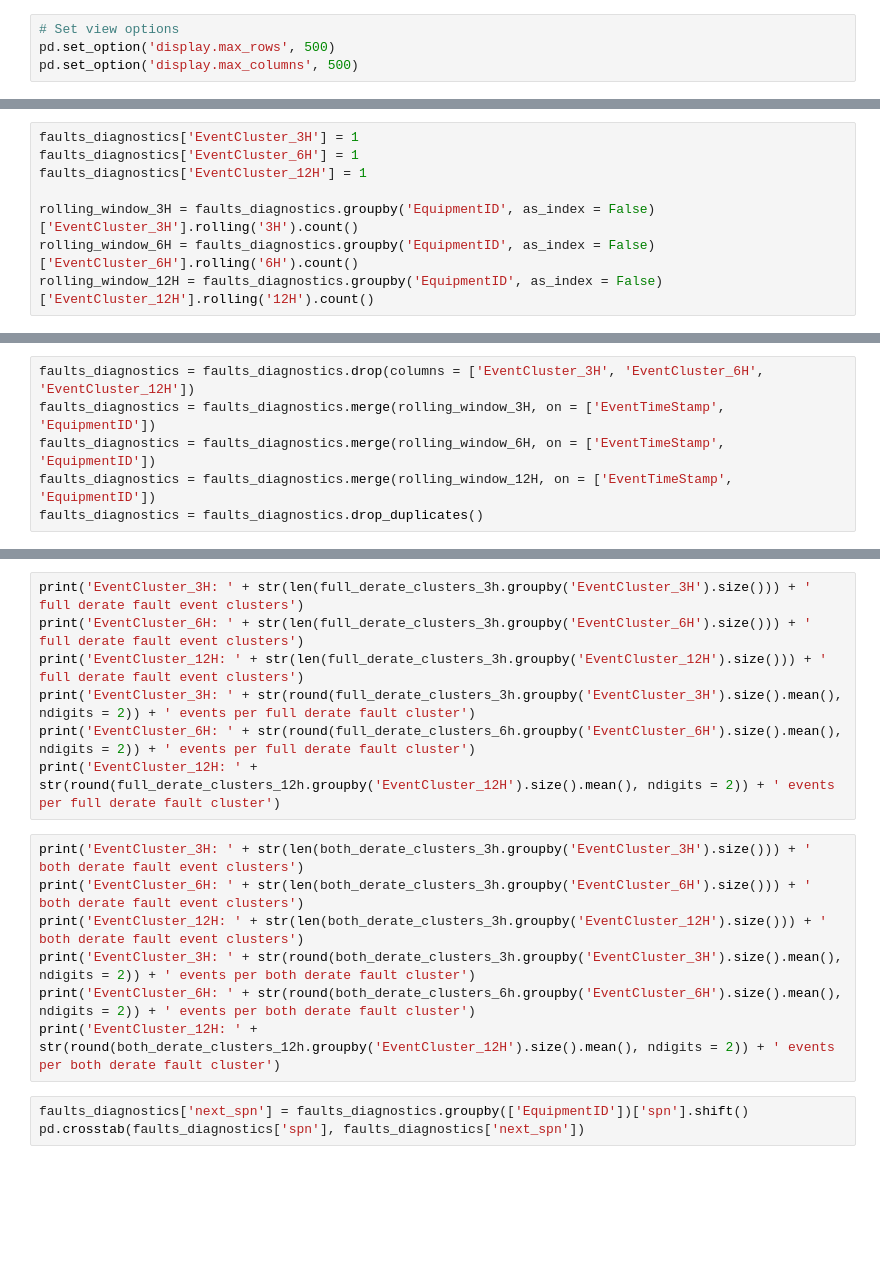
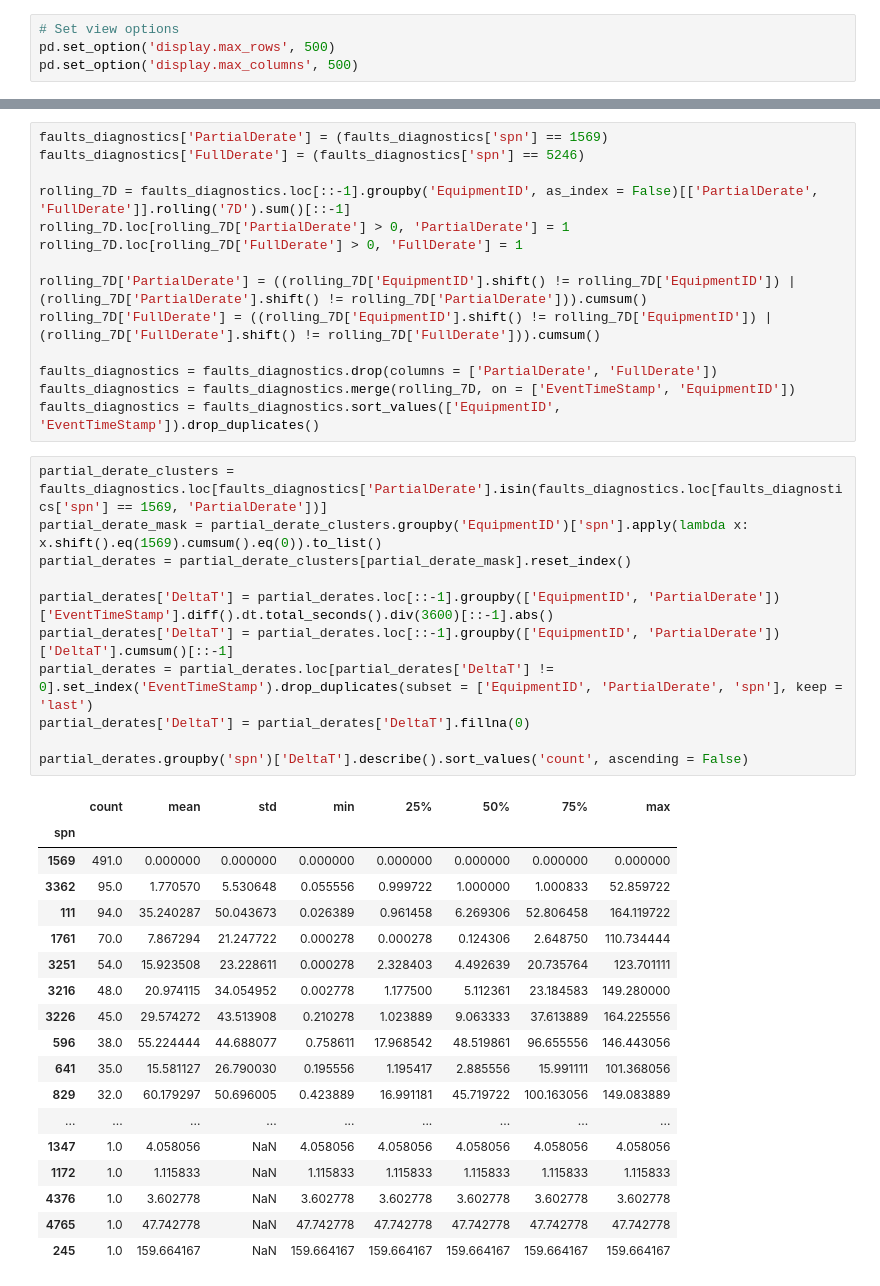
Before and after one commit to nss-data-science-cohort-5/big_g_express-the-index-out-of-rangers, a Jupyter notebook: notebooks/data_exploration.ipynb, the cells around one changed output, grey strips where cells are left out. Drawn from its saved outputs; the diff is of its cells as text; blank space fills up the shorter version.

Commit message:
Summarize timedelta between first partial/full derate occurrence and each spn code within 7 day window

```diff
--- a/notebooks/data_exploration.ipynb
+++ b/notebooks/data_exploration.ipynb
@@ -11,8 +13,0 @@ faults_diagnostics = pd.read_csv('../data/faults_diagnostics.csv', index_col = '
-# %%
-faults_diagnostics['EventCluster_3H'] = 1
-faults_diagnostics['EventCluster_6H'] = 1
-faults_diagnostics['EventCluster_12H'] = 1
-
-rolling_window_3H = faults_diagnostics.groupby('EquipmentID', as_index = False)['EventCluster_3H'].rolling('3H').count()
-rolling_window_6H = faults_diagnostics.groupby('EquipmentID', as_index = False)['EventCluster_6H'].rolling('6H').count()
-rolling_window_12H = faults_diagnostics.groupby('EquipmentID', as_index = False)['EventCluster_12H'].rolling('12H').count()
@@ -23,6 +13,0 @@ rolling_window_12H['EventCluster_12H'] = (rolling_window_12H['EventCluster_12H']
-# %%
-faults_diagnostics = faults_diagnostics.drop(columns = ['EventCluster_3H', 'EventCluster_6H', 'EventCluster_12H'])
-faults_diagnostics = faults_diagnostics.merge(rolling_window_3H, on = ['EventTimeStamp', 'EquipmentID'])
-faults_diagnostics = faults_diagnostics.merge(rolling_window_6H, on = ['EventTimeStamp', 'EquipmentID'])
-faults_diagnostics = faults_diagnostics.merge(rolling_window_12H, on = ['EventTimeStamp', 'EquipmentID'])
-faults_diagnostics = faults_diagnostics.drop_duplicates()
@@ -90,17 +14,44 @@ print('EventCluster_12H: ' + str(round(partial_derate_clusters_12h.groupby('Even
-# %%
-print('EventCluster_3H: ' + str(len(full_derate_clusters_3h.groupby('EventCluster_3H').size())) + ' full derate fault event clusters')
-print('EventCluster_6H: ' + str(len(full_derate_clusters_3h.groupby('EventCluster_6H').size())) + ' full derate fault event clusters')
-print('EventCluster_12H: ' + str(len(full_derate_clusters_3h.groupby('EventCluster_12H').size())) + ' full derate fault event clusters')
-print('EventCluster_3H: ' + str(round(full_derate_clusters_3h.groupby('EventCluster_3H').size().mean(), ndigits = 2)) + ' events per full derate fault cluster')
-print('EventCluster_6H: ' + str(round(full_derate_clusters_6h.groupby('EventCluster_6H').size().mean(), ndigits = 2)) + ' events per full derate fault cluster')
-print('EventCluster_12H: ' + str(round(full_derate_clusters_12h.groupby('EventCluster_12H').size().mean(), ndigits = 2)) + ' events per full derate fault cluster')
-# %%
-print('EventCluster_3H: ' + str(len(both_derate_clusters_3h.groupby('EventCluster_3H').size())) + ' both derate fault event clusters')
-print('EventCluster_6H: ' + str(len(both_derate_clusters_3h.groupby('EventCluster_6H').size())) + ' both derate fault event clusters')
-print('EventCluster_12H: ' + str(len(both_derate_clusters_3h.groupby('EventCluster_12H').size())) + ' both derate fault event clusters')
-print('EventCluster_3H: ' + str(round(both_derate_clusters_3h.groupby('EventCluster_3H').size().mean(), ndigits = 2)) + ' events per both derate fault cluster')
-print('EventCluster_6H: ' + str(round(both_derate_clusters_6h.groupby('EventCluster_6H').size().mean(), ndigits = 2)) + ' events per both derate fault cluster')
-print('EventCluster_12H: ' + str(round(both_derate_clusters_12h.groupby('EventCluster_12H').size().mean(), ndigits = 2)) + ' events per both derate fault cluster')
-# %%
-faults_diagnostics['next_spn'] = faults_diagnostics.groupby(['EquipmentID'])['spn'].shift()
-pd.crosstab(faults_diagnostics['spn'], faults_diagnostics['next_spn'])
+# %%
+faults_diagnostics['PartialDerate'] = (faults_diagnostics['spn'] == 1569)
+faults_diagnostics['FullDerate'] = (faults_diagnostics['spn'] == 5246)
+
+rolling_7D = faults_diagnostics.loc[::-1].groupby('EquipmentID', as_index = False)[['PartialDerate', 'FullDerate']].rolling('7D').sum()[::-1]
+rolling_7D.loc[rolling_7D['PartialDerate'] > 0, 'PartialDerate'] = 1
+rolling_7D.loc[rolling_7D['FullDerate'] > 0, 'FullDerate'] = 1
+
+rolling_7D['PartialDerate'] = ((rolling_7D['EquipmentID'].shift() != rolling_7D['EquipmentID']) | (rolling_7D['PartialDerate'].shift() != rolling_7D['PartialDerate'])).cumsum()
+rolling_7D['FullDerate'] = ((rolling_7D['EquipmentID'].shift() != rolling_7D['EquipmentID']) | (rolling_7D['FullDerate'].shift() != rolling_7D['FullDerate'])).cumsum()
+
+faults_diagnostics = faults_diagnostics.drop(columns = ['PartialDerate', 'FullDerate'])
+faults_diagnostics = faults_diagnostics.merge(rolling_7D, on = ['EventTimeStamp', 'EquipmentID'])
+faults_diagnostics = faults_diagnostics.sort_values(['EquipmentID', 'EventTimeStamp']).drop_duplicates()
+# %%
+partial_derate_clusters = faults_diagnostics.loc[faults_diagnostics['PartialDerate'].isin(faults_diagnostics.loc[faults_diagnostics['spn'] == 1569, 'PartialDerate'])]
+partial_derate_mask = partial_derate_clusters.groupby('EquipmentID')['spn'].apply(lambda x: x.shift().eq(1569).cumsum().eq(0)).to_list()
+partial_derates = partial_derate_clusters[partial_derate_mask].reset_index()
+
+partial_derates['DeltaT'] = partial_derates.loc[::-1].groupby(['EquipmentID', 'PartialDerate'])['EventTimeStamp'].diff().dt.total_seconds().div(3600)[::-1].abs()
+partial_derates['DeltaT'] = partial_derates.loc[::-1].groupby(['EquipmentID', 'PartialDerate'])['DeltaT'].cumsum()[::-1]
+partial_derates = partial_derates.loc[partial_derates['DeltaT'] != 0].set_index('EventTimeStamp').drop_duplicates(subset = ['EquipmentID', 'PartialDerate', 'spn'], keep = 'last')
+partial_derates['DeltaT'] = partial_derates['DeltaT'].fillna(0)
+
+partial_derates.groupby('spn')['DeltaT'].describe().sort_values('count', ascending = False)
+# %% [output]
+|  | count | mean | std | min | 25% | 50% | 75% | max |
+| spn |  |  |  |  |  |  |  |  |
+| 1569 | 491.0 | 0.000000 | 0.000000 | 0.000000 | 0.000000 | 0.000000 | 0.000000 | 0.000000 |
+| 3362 | 95.0 | 1.770570 | 5.530648 | 0.055556 | 0.999722 | 1.000000 | 1.000833 | 52.859722 |
+| 111 | 94.0 | 35.240287 | 50.043673 | 0.026389 | 0.961458 | 6.269306 | 52.806458 | 164.119722 |
+| 1761 | 70.0 | 7.867294 | 21.247722 | 0.000278 | 0.000278 | 0.124306 | 2.648750 | 110.734444 |
+| 3251 | 54.0 | 15.923508 | 23.228611 | 0.000278 | 2.328403 | 4.492639 | 20.735764 | 123.701111 |
+| 3216 | 48.0 | 20.974115 | 34.054952 | 0.002778 | 1.177500 | 5.112361 | 23.184583 | 149.280000 |
+| 3226 | 45.0 | 29.574272 | 43.513908 | 0.210278 | 1.023889 | 9.063333 | 37.613889 | 164.225556 |
+| 596 | 38.0 | 55.224444 | 44.688077 | 0.758611 | 17.968542 | 48.519861 | 96.655556 | 146.443056 |
+| 641 | 35.0 | 15.581127 | 26.790030 | 0.195556 | 1.195417 | 2.885556 | 15.991111 | 101.368056 |
+| 829 | 32.0 | 60.179297 | 50.696005 | 0.423889 | 16.991181 | 45.719722 | 100.163056 | 149.083889 |
+| ... | ... | ... | ... | ... | ... | ... | ... | ... |
+| 1347 | 1.0 | 4.058056 | NaN | 4.058056 | 4.058056 | 4.058056 | 4.058056 | 4.058056 |
+| 1172 | 1.0 | 1.115833 | NaN | 1.115833 | 1.115833 | 1.115833 | 1.115833 | 1.115833 |
+| 4376 | 1.0 | 3.602778 | NaN | 3.602778 | 3.602778 | 3.602778 | 3.602778 | 3.602778 |
+| 4765 | 1.0 | 47.742778 | NaN | 47.742778 | 47.742778 | 47.742778 | 47.742778 | 47.742778 |
+| 245 | 1.0 | 159.664167 | NaN | 159.664167 | 159.664167 | 159.664167 | 159.664167 | 159.664167 |
```
Also changed, not shown: parts of 15 cells of this notebook.
